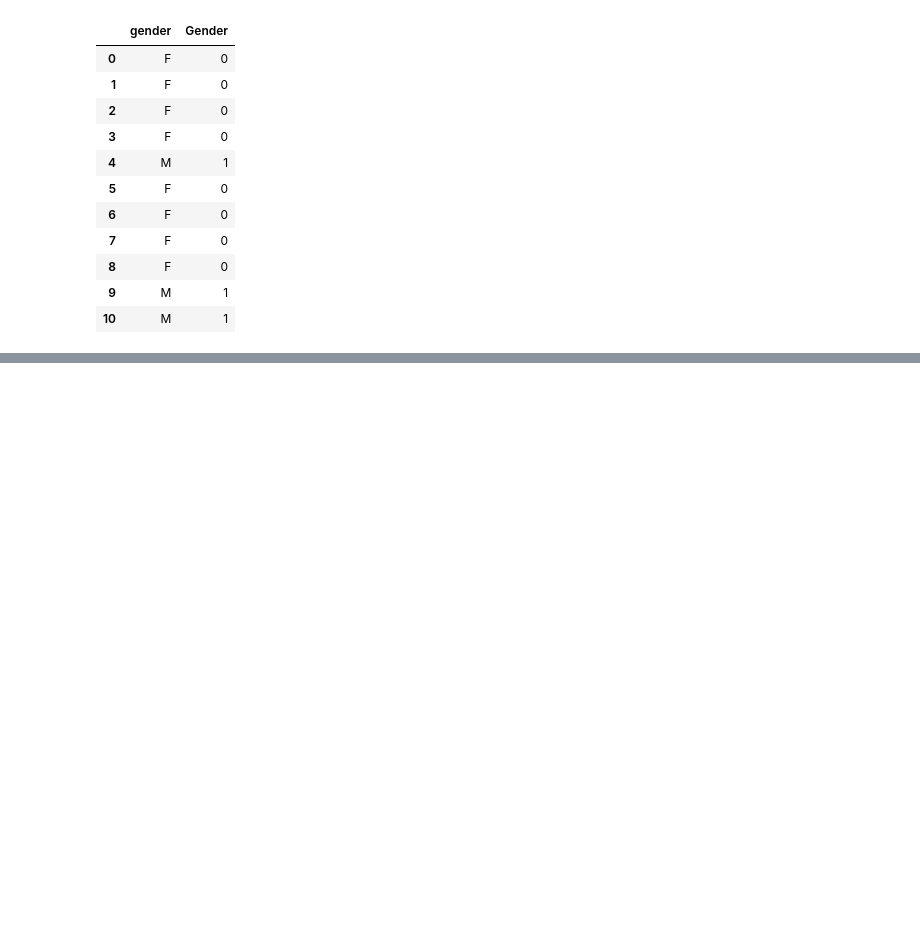
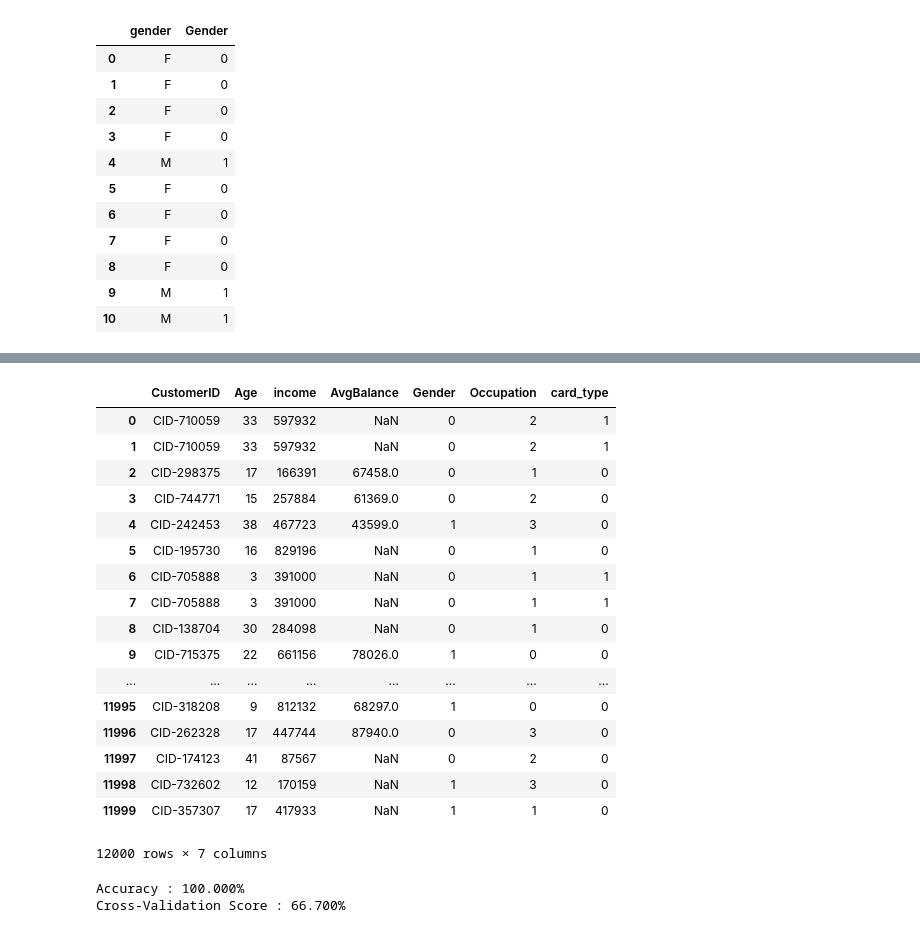
Before and after one commit to ritwizme/customer360, a Jupyter notebook: Untitled.ipynb, the cells around one changed output, grey strips where cells are left out. Drawn from its saved outputs; the diff is of its cells as text; code cells hidden in the pictures; blank space fills up the shorter version.

Commit message:
'classifiers'

```diff
--- a/Untitled.ipynb
+++ b/Untitled.ipynb
@@ -108,0 +154,4 @@ df_final[["Oender", "occupation"]].head(11)
+# %%
+for i in range(0,12000):
+    if df_final2['card_type'][i] !=0:
+        df_final2['card_type'][i] =1
@@ -108,0 +167,21 @@ df_final[["Oender", "occupation"]].head(11)
+# %%
+df_final2
+# %% [output]
+|  | CustomerID | Age | income | AvgBalance | Gender | Occupation | card_type |
+| 0 | CID-710059 | 33 | 597932 | NaN | 0 | 2 | 1 |
+| 1 | CID-710059 | 33 | 597932 | NaN | 0 | 2 | 1 |
+| 2 | CID-298375 | 17 | 166391 | 67458.0 | 0 | 1 | 0 |
+| 3 | CID-744771 | 15 | 257884 | 61369.0 | 0 | 2 | 0 |
+| 4 | CID-242453 | 38 | 467723 | 43599.0 | 1 | 3 | 0 |
+| 5 | CID-195730 | 16 | 829196 | NaN | 0 | 1 | 0 |
+| 6 | CID-705888 | 3 | 391000 | NaN | 0 | 1 | 1 |
+| 7 | CID-705888 | 3 | 391000 | NaN | 0 | 1 | 1 |
+| 8 | CID-138704 | 30 | 284098 | NaN | 0 | 1 | 0 |
+| 9 | CID-715375 | 22 | 661156 | 78026.0 | 1 | 0 | 0 |
+| ... | ... | ... | ... | ... | ... | ... | ... |
+| 11995 | CID-318208 | 9 | 812132 | 68297.0 | 1 | 0 | 0 |
+| 11996 | CID-262328 | 17 | 447744 | 87940.0 | 0 | 3 | 0 |
+| 11997 | CID-174123 | 41 | 87567 | NaN | 0 | 2 | 0 |
+| 11998 | CID-732602 | 12 | 170159 | NaN | 1 | 3 | 0 |
+| 11999 | CID-357307 | 17 | 417933 | NaN | 1 | 1 | 0 |
+12000 rows × 7 columns
@@ -108,0 +213,14 @@ df_final[["Oender", "occupation"]].head(11)
+# %%
+from sklearn.ensemble import RandomForestClassifier
+from sklearn.ensemble import RandomForestRegressor
+from sklearn.linear_model import LogisticRegression
+from sklearn.ensemble import RandomForestClassifier
+from sklearn.naive_bayes import GaussianNB
+from sklearn.svm import SVC
+outcome_var=['card_type']
+predictor_var = ['Age','income','Gender','Occupation']
+model = SVC()
+classification_model(model, df_final2,predictor_var,outcome_var)
+# %% [output]
+Accuracy : 100.000%
+Cross-Validation Score : 66.700%
```
Also changed, not shown: parts of 7 cells of this notebook, 1 other file.
